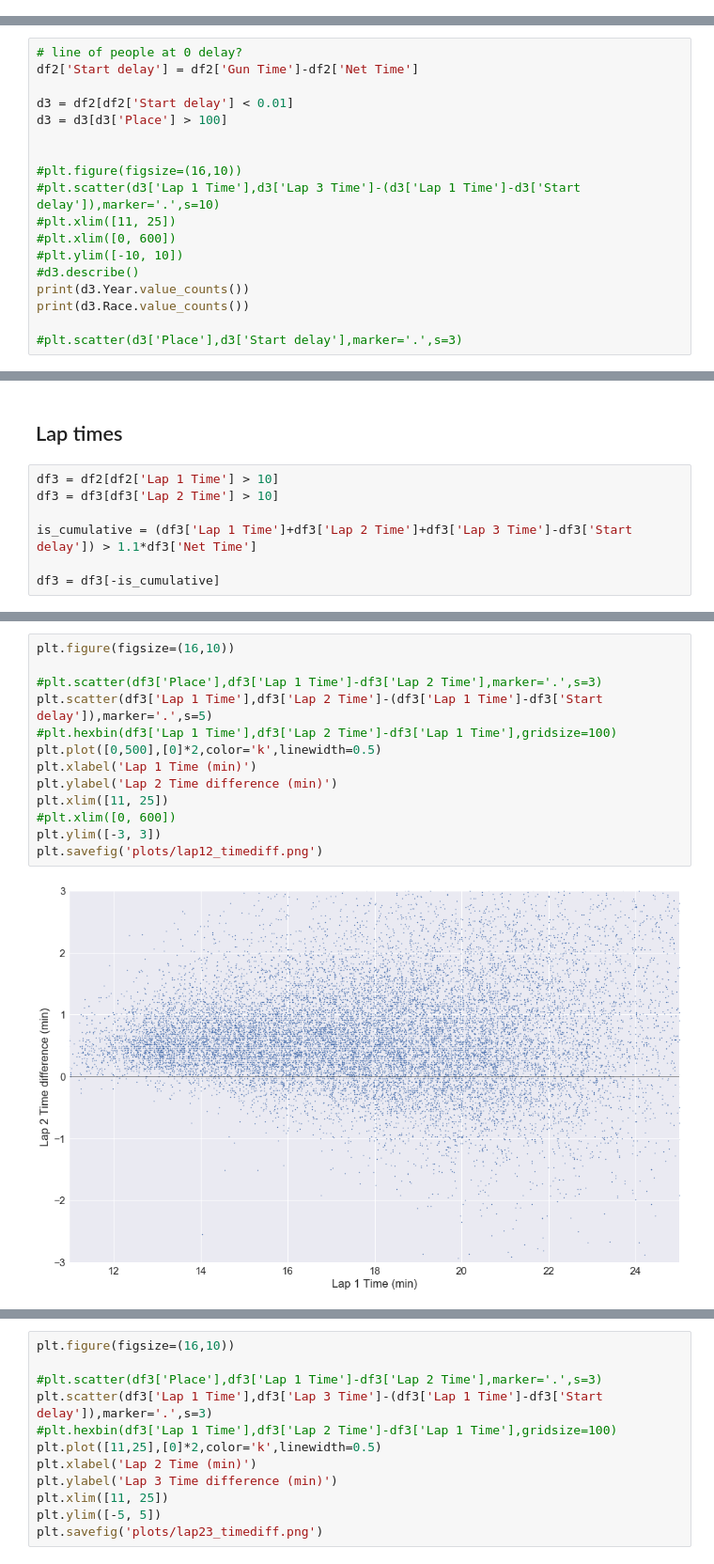
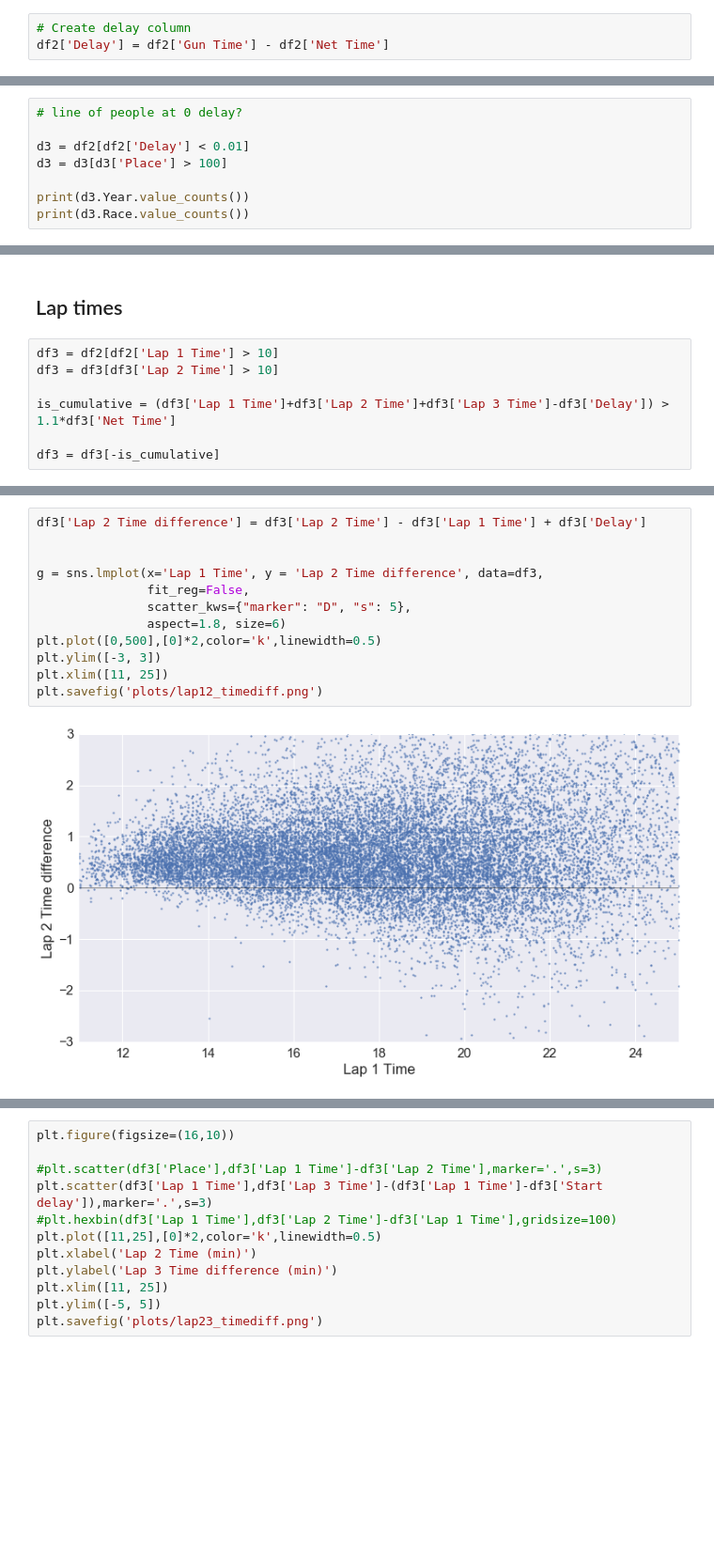
Before and after one commit to CDonnerer/regents-races, a Jupyter notebook: race_analysis.ipynb, the cells around one changed output, grey strips where cells are left out. Shown at 94% size. Cells and saved outputs as stored; diff of their text form; blank space fills up the shorter version.

```diff
--- a/race_analysis.ipynb
+++ b/race_analysis.ipynb
@@ -159,0 +129,3 @@ plt.savefig('plots/delay_by_place.png')
+# %%
+# Create delay column
+df2['Delay'] = df2['Gun Time'] - df2['Net Time']
@@ -160,21 +164,11 @@ plt.savefig('plots/delay_by_place.png')
 # %%
 # line of people at 0 delay?
-df2['Start delay'] = df2['Gun Time']-df2['Net Time']
 
-d3 = df2[df2['Start delay'] < 0.01]
+d3 = df2[df2['Delay'] < 0.01]
 d3 = d3[d3['Place'] > 100]
 
-
-#plt.figure(figsize=(16,10))
-#plt.scatter(d3['Lap 1 Time'],d3['Lap 3 Time']-(d3['Lap 1 Time']-d3['Start delay']),marker='.',s=10)
-#plt.xlim([11, 25])
-#plt.xlim([0, 600])
-#plt.ylim([-10, 10])
-#d3.describe()
 print(d3.Year.value_counts())
 print(d3.Race.value_counts())
-
-#plt.scatter(d3['Place'],d3['Start delay'],marker='.',s=3)
 # %% [output]
 2017    53
 2016    51
@@ -197,7 +191,7 @@ Name: Race, dtype: int64
 df3 = df2[df2['Lap 1 Time'] > 10]
 df3 = df3[df3['Lap 2 Time'] > 10]
 
-is_cumulative = (df3['Lap 1 Time']+df3['Lap 2 Time']+df3['Lap 3 Time']-df3['Start delay']) > 1.1*df3['Net Time']
+is_cumulative = (df3['Lap 1 Time']+df3['Lap 2 Time']+df3['Lap 3 Time']-df3['Delay']) > 1.1*df3['Net Time']
 
 df3 = df3[-is_cumulative]
 # %%
@@ -246,15 +204,14 @@ df3['Lap 1 Time'],df3['Lap 2 Time']-df3['Lap 1 Time']
 # %%
-plt.figure(figsize=(16,10))
+df3['Lap 2 Time difference'] = df3['Lap 2 Time'] - df3['Lap 1 Time'] + df3['Delay']
 
-#plt.scatter(df3['Place'],df3['Lap 1 Time']-df3['Lap 2 Time'],marker='.',s=3)
-plt.scatter(df3['Lap 1 Time'],df3['Lap 2 Time']-(df3['Lap 1 Time']-df3['Start delay']),marker='.',s=5)
-#plt.hexbin(df3['Lap 1 Time'],df3['Lap 2 Time']-df3['Lap 1 Time'],gridsize=100)
+
+g = sns.lmplot(x='Lap 1 Time', y = 'Lap 2 Time difference', data=df3,
+               fit_reg=False,
+               scatter_kws={"marker": "D", "s": 5},
+               aspect=1.8, size=6)
 plt.plot([0,500],[0]*2,color='k',linewidth=0.5)
-plt.xlabel('Lap 1 Time (min)')
-plt.ylabel('Lap 2 Time difference (min)')
+plt.ylim([-3, 3])
 plt.xlim([11, 25])
-#plt.xlim([0, 600])
-plt.ylim([-3, 3])
 plt.savefig('plots/lap12_timediff.png')
 # %% [output]
-[figure, old version]
+[figure, new version]
```
Also changed, not shown: parts of 14 cells of this notebook, 3 other files.
